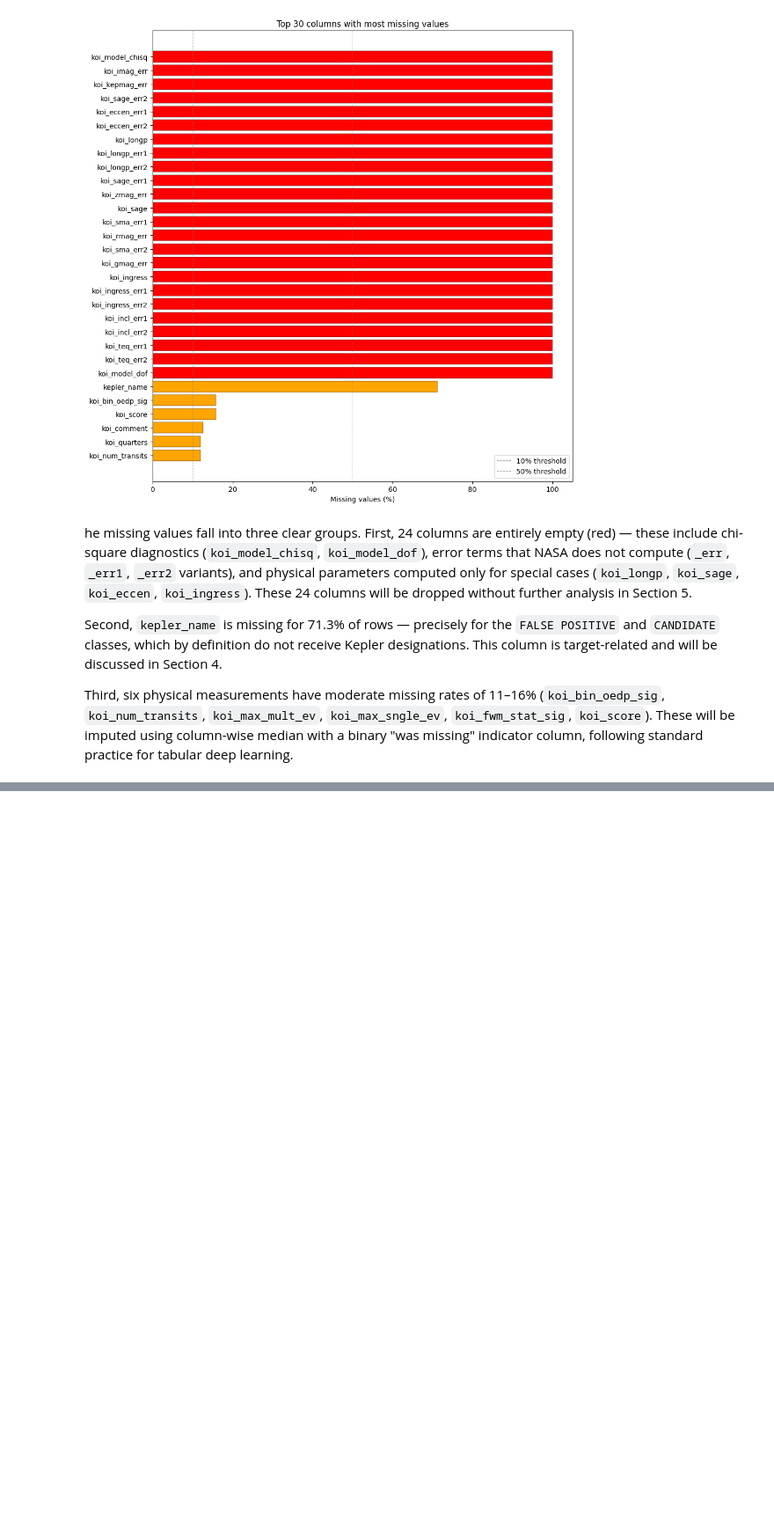
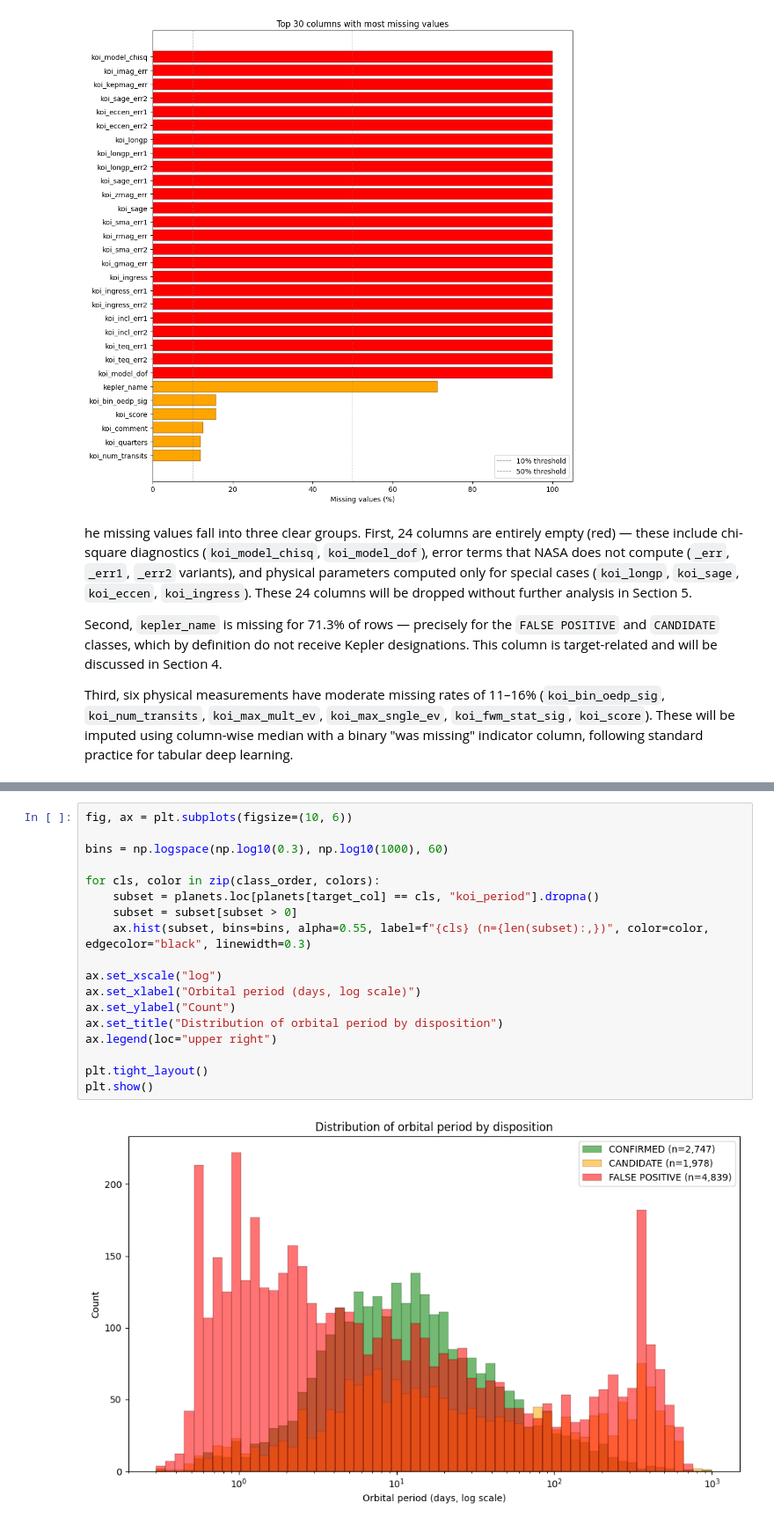
Before and after one commit to AhmedInv40/kepler-exoplanet-dl, a Jupyter notebook: notebooks/01_data_exploration_and_cleaning.ipynb, the cells around one changed output, grey strips where cells are left out. Shown at 88% size. Cells and saved outputs as stored; diff of their text form; blank space fills up the shorter version.

Commit message:
docs: complete EDA section with distributions and correlations

```diff
--- a/notebooks/01_data_exploration_and_cleaning.ipynb
+++ b/notebooks/01_data_exploration_and_cleaning.ipynb
@@ -350,0 +359,20 @@ Third, six physical measurements have moderate missing rates of 11–16% (`koi_b
+# %%
+fig, ax = plt.subplots(figsize=(10, 6))
+
+bins = np.logspace(np.log10(0.3), np.log10(1000), 60)
+
+for cls, color in zip(class_order, colors):
+    subset = planets.loc[planets[target_col] == cls, "koi_period"].dropna()
+    subset = subset[subset > 0]
+    ax.hist(subset, bins=bins, alpha=0.55, label=f"{cls} (n={len(subset):,})", color=color, edgecolor="black", linewidth=0.3)
+
+ax.set_xscale("log")
+ax.set_xlabel("Orbital period (days, log scale)")
+ax.set_ylabel("Count")
+ax.set_title("Distribution of orbital period by disposition")
+ax.legend(loc="upper right")
+
+plt.tight_layout()
+plt.show()
+# %% [output]
+[figure, added]
```
Also changed, not shown: parts of 16 cells of this notebook.
